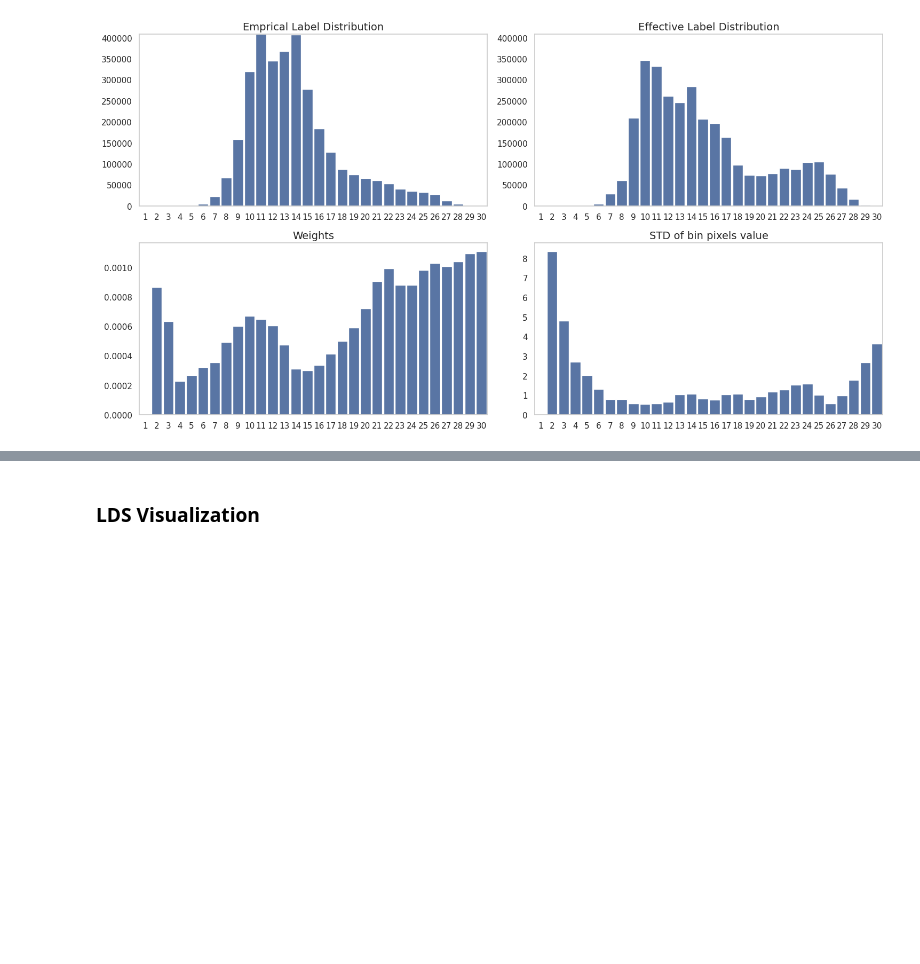
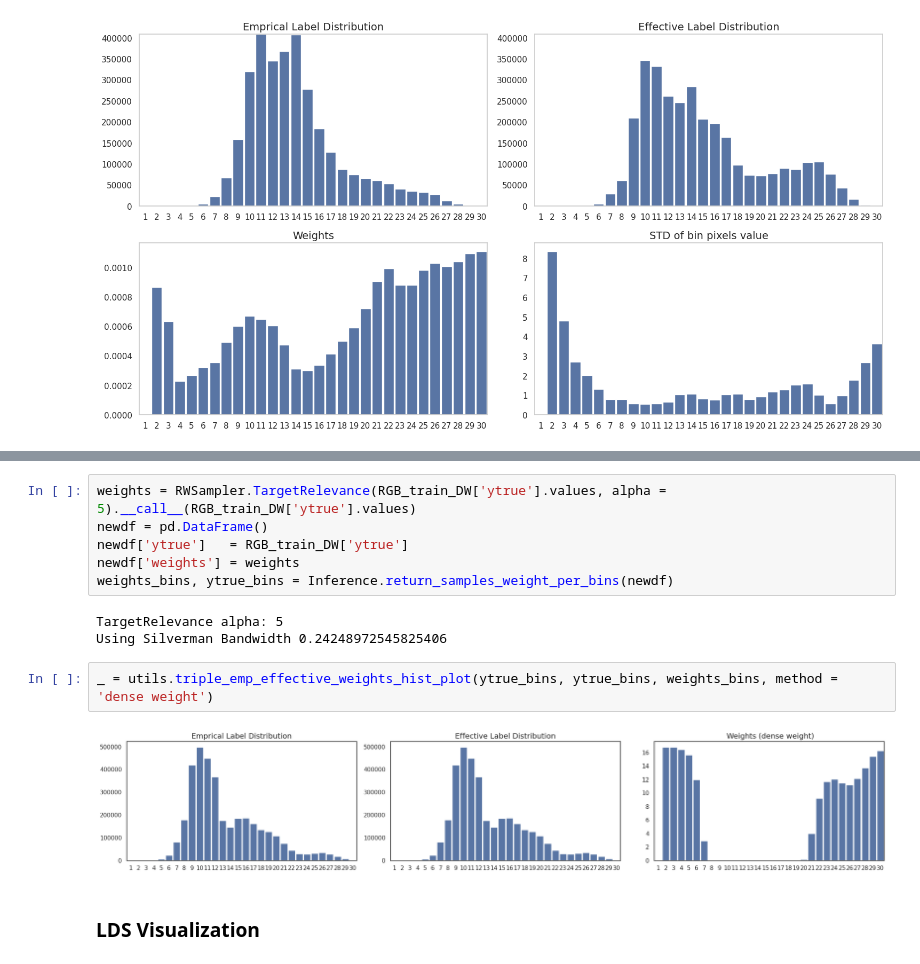
Before and after one commit to plant-ai-biophysics-lab/imbalance_deep_regression_yield_forecasting, a Jupyter notebook: Inference/DataLevel.ipynb, the cells around one changed output, grey strips where cells are left out. Cells and saved outputs as stored; diff of their text form; blank space fills up the shorter version.

```diff
--- a/Inference/DataLevel.ipynb
+++ b/Inference/DataLevel.ipynb
@@ -105,3 +129,16 @@ _ = utils.cs_emp_effective_we_std_hist_plot(vanilla_sample_nums, cost_sensitive_
+# %%
+weights = RWSampler.TargetRelevance(RGB_train_DW['ytrue'].values, alpha = 5).__call__(RGB_train_DW['ytrue'].values)
+newdf = pd.DataFrame()
+newdf['ytrue']   = RGB_train_DW['ytrue']
+newdf['weights'] = weights
+weights_bins, ytrue_bins = Inference.return_samples_weight_per_bins(newdf)
+# %% [output]
+TargetRelevance alpha: 5
+Using Silverman Bandwidth 0.24248972545825406
+# %%
+_ = utils.triple_emp_effective_weights_hist_plot(ytrue_bins, ytrue_bins, weights_bins, method = 'dense weight')
+# %% [output]
+[figure, added]
 # %% [markdown]
 ### LDS Visualization
 # %% [markdown]
```
Also changed, not shown: parts of 4 cells of this notebook, 12 other files.
